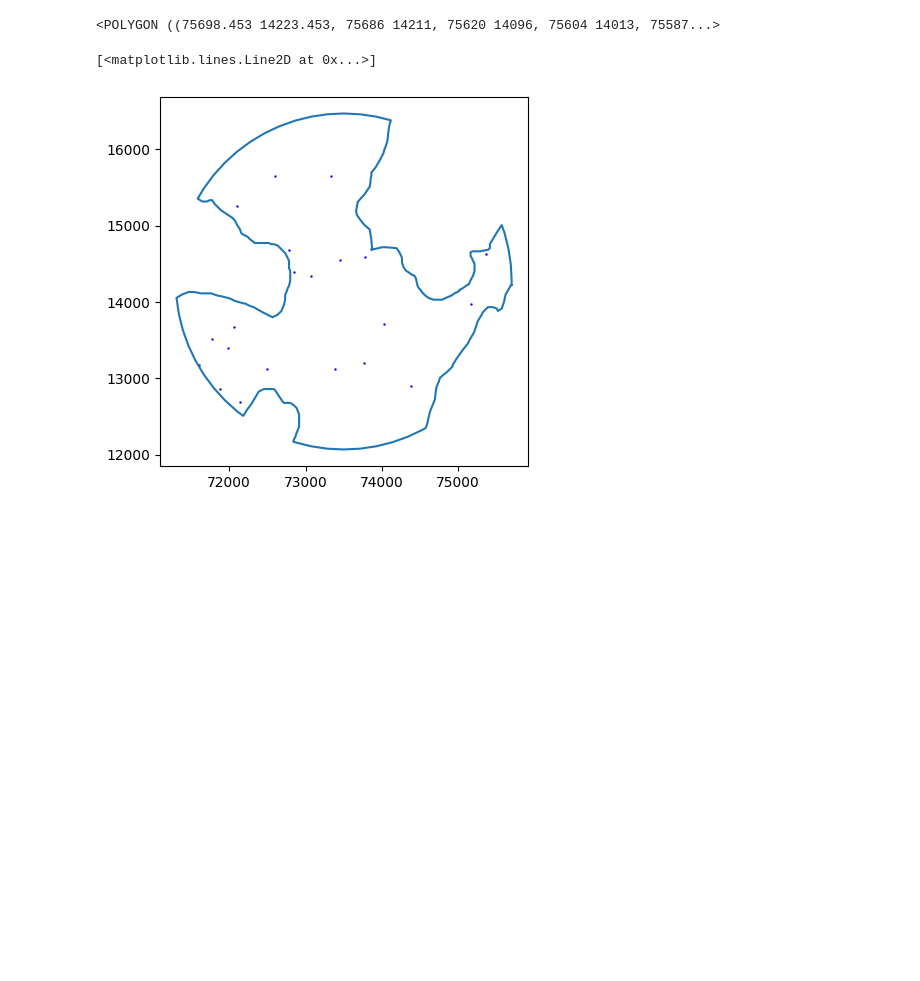
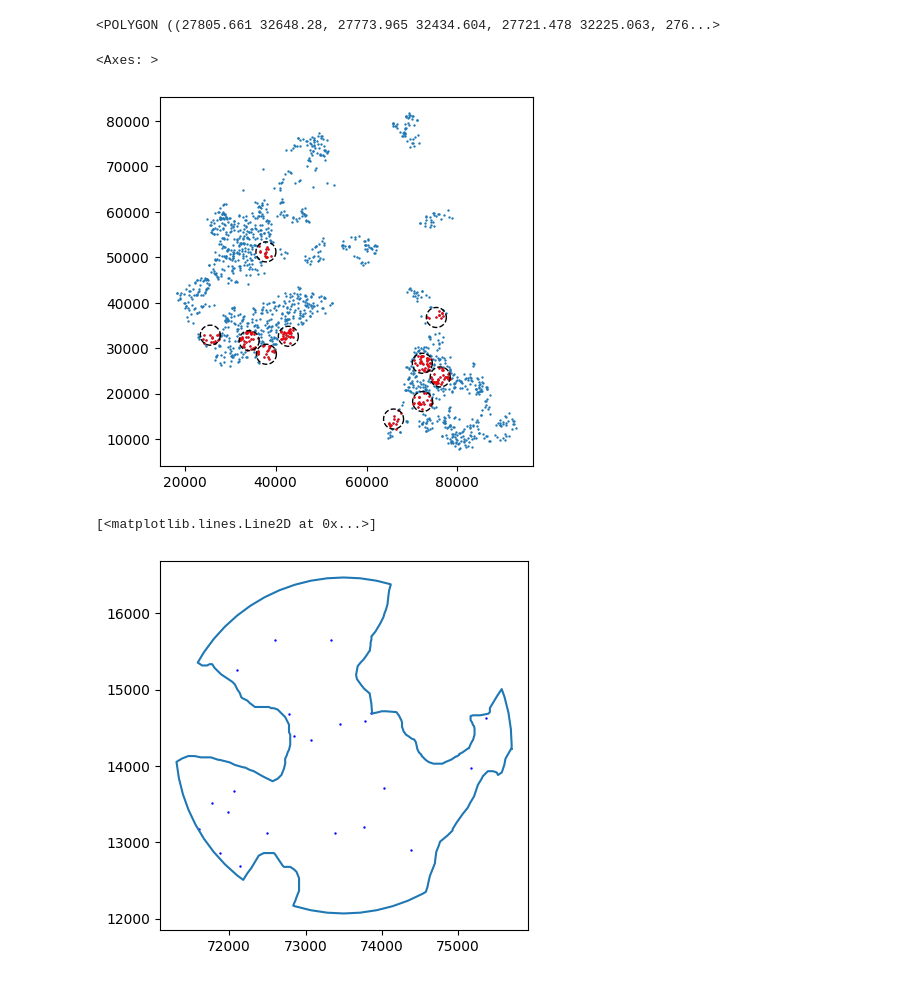
Before and after one commit to M-Fotheringham/Whole-Slide_vs_TMA_Sampling, a Jupyter notebook: src/SimuSamp/new_funcs/compute/test.ipynb, the cells around one changed output. Drawn from its saved outputs; the diff is of its cells as text; code cells hidden in the pictures; blank space fills up the shorter version.

```diff
--- a/src/SimuSamp/new_funcs/compute/test.ipynb
+++ b/src/SimuSamp/new_funcs/compute/test.ipynb
@@ -20,5 +70,5 @@ n = 10
 # %%
-spatdat = SpatDat(sampleid="03_B", parent_filepath=parent_filepath)
+spatdat = SpatDat(sampleid="08_J", parent_filepath=parent_filepath)
 # %%
 cells = spatdat.subset_cells("extended_partition")
 tum_cells = spatdat.subset_cells("tumour")
@@ -88,10 +140,21 @@ cores = sampled_gdf.reset_index(drop=True)
 core = cores.geometry[5].intersection(ext_partition)
 core
 # %% [output]
-<POLYGON ((75698.453 14223.453, 75686 14211, 75620 14096, 75604 14013, 75587...>
+<POLYGON ((27805.661 32648.28, 27773.965 32434.604, 27721.478 32225.063, 276...>
 # %%
 core_gdf = gpd.GeoDataFrame(geometry=[core])
 core_cells = gpd.sjoin(cells, core_gdf, predicate="within")
+# %%
+cores = gpd.GeoDataFrame(geometry=cores)
+# %%
+core_rand_points = gpd.sjoin(random_points, cores, predicate="within")
+# %%
+random_points.plot(markersize=0.5)
+core_rand_points.plot(color="red", ax=plt.gca(), markersize=0.5)
+cores.plot(ax=plt.gca(), color="None", edgecolor="black", linestyle="--")
+# %% [output]
+<Axes: >
+[figure, added]
 # %%
 random_points = pointpats.random.poisson(core, size=len(core_cells))
 random_points = [Point(p) for p in random_points]
```
Also changed, not shown: parts of 10 cells of this notebook, 3 other files.
